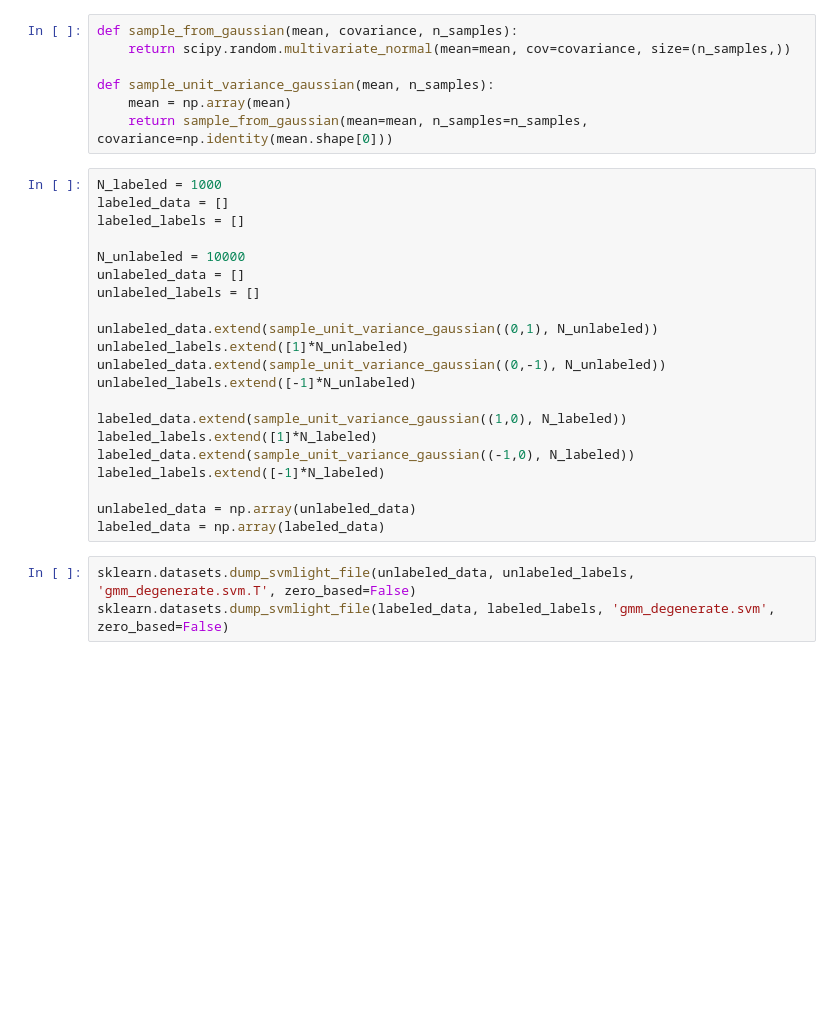
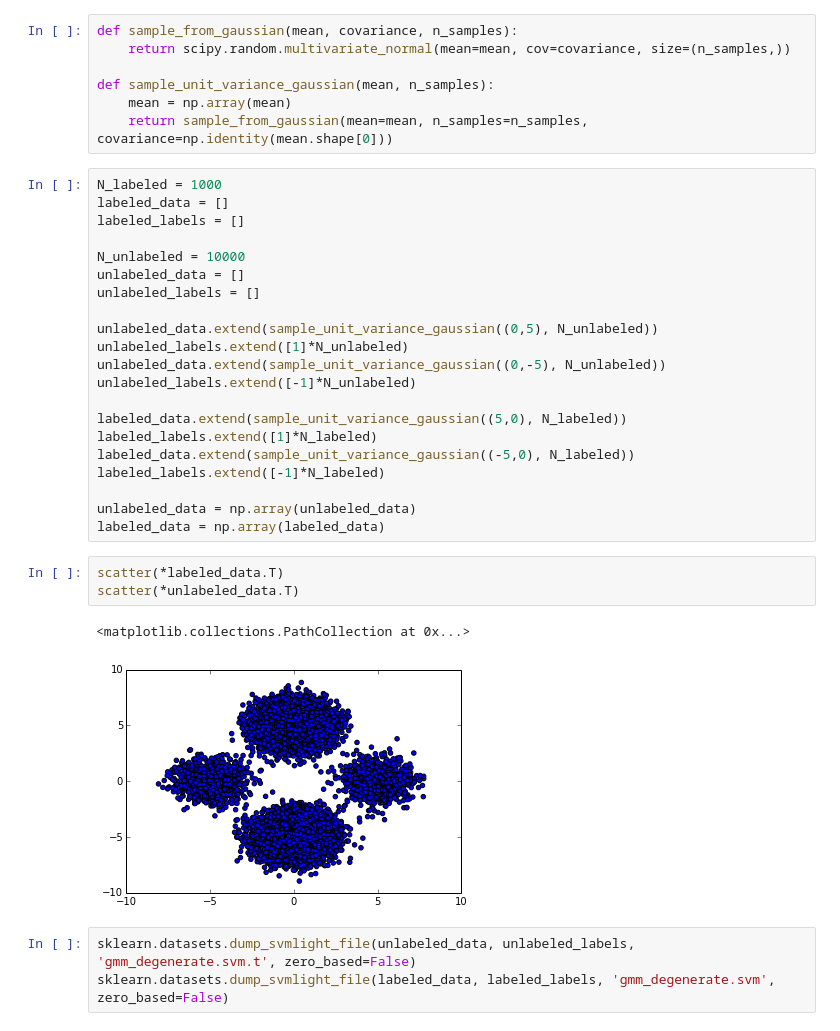
Before and after one commit to CalculatedContent/tsvm, a Jupyter notebook: TSVM Experiments - GMM.ipynb, the cells around one changed output. Drawn from its saved outputs; the diff is of its cells as text; blank space fills up the shorter version.

```diff
--- a/TSVM Experiments - GMM.ipynb
+++ b/TSVM Experiments - GMM.ipynb
@@ -25,20 +25,26 @@ N_unlabeled = 10000
 unlabeled_data = []
 unlabeled_labels = []
 
-unlabeled_data.extend(sample_unit_variance_gaussian((0,1), N_unlabeled))
+unlabeled_data.extend(sample_unit_variance_gaussian((0,5), N_unlabeled))
 unlabeled_labels.extend([1]*N_unlabeled)
-unlabeled_data.extend(sample_unit_variance_gaussian((0,-1), N_unlabeled))
+unlabeled_data.extend(sample_unit_variance_gaussian((0,-5), N_unlabeled))
 unlabeled_labels.extend([-1]*N_unlabeled)
 
-labeled_data.extend(sample_unit_variance_gaussian((1,0), N_labeled))
+labeled_data.extend(sample_unit_variance_gaussian((5,0), N_labeled))
 labeled_labels.extend([1]*N_labeled)
-labeled_data.extend(sample_unit_variance_gaussian((-1,0), N_labeled))
+labeled_data.extend(sample_unit_variance_gaussian((-5,0), N_labeled))
 labeled_labels.extend([-1]*N_labeled)
 
 unlabeled_data = np.array(unlabeled_data)
 labeled_data = np.array(labeled_data)
+# %%
+scatter(*labeled_data.T)
+scatter(*unlabeled_data.T)
+# %% [output]
+<matplotlib.collections.PathCollection at 0x...>
+[figure, added]
 # %%
-sklearn.datasets.dump_svmlight_file(unlabeled_data, unlabeled_labels, 'gmm_degenerate.svm.T', zero_based=False)
+sklearn.datasets.dump_svmlight_file(unlabeled_data, unlabeled_labels, 'gmm_degenerate.svm.t', zero_based=False)
 sklearn.datasets.dump_svmlight_file(labeled_data, labeled_labels, 'gmm_degenerate.svm', zero_based=False)
 # %%
 !head gmm_degenerate.svm
```
Also changed, not shown: parts of 2 cells of this notebook.
